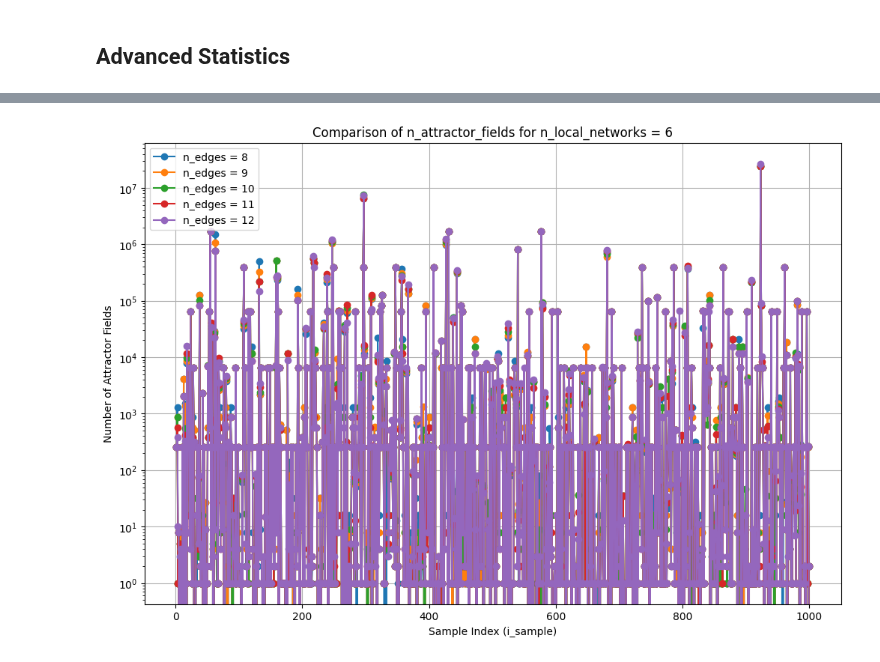
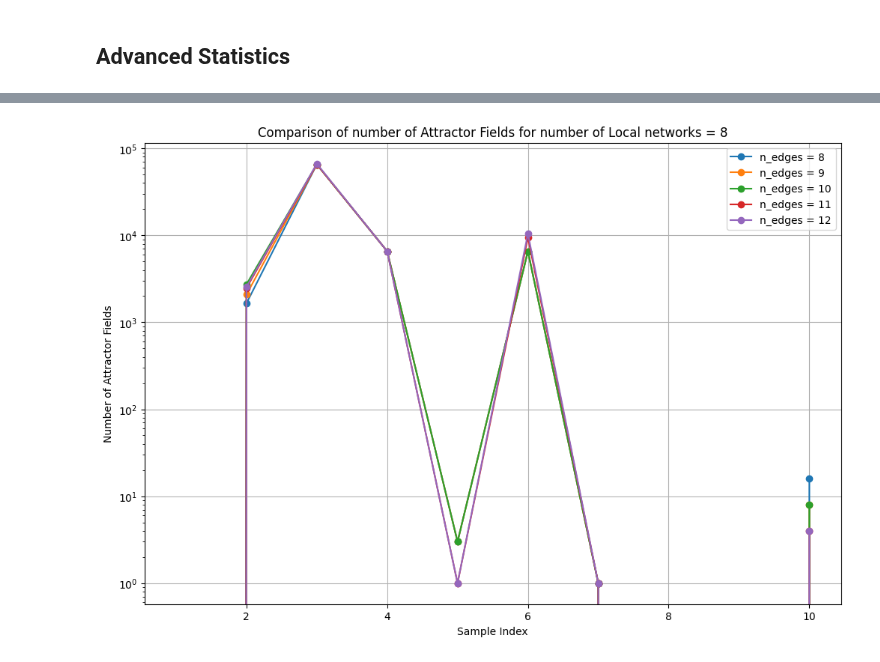
Before and after one commit to crptcusco/cbnetwork, a Jupyter notebook: experiments/7_aleatory_template_coupling_signals/exp7_analysis.ipynb, the cells around one changed output, grey strips where cells are left out. Saved outputs shown, nothing was run; the diff lists cells and outputs as text; code cells hidden in the pictures.

```diff
--- a/experiments/7_aleatory_template_coupling_signals/exp7_analysis.ipynb
+++ b/experiments/7_aleatory_template_coupling_signals/exp7_analysis.ipynb
@@ -7,7 +7,7 @@ import pandas as pd
 import matplotlib.pyplot as plt
 
 # Read the database
-df = pd.read_csv("outputs/exp7_data_3_8_1000/data.csv")
+df = pd.read_csv("outputs/exp7_data_3_8_10/data.csv")
 df.keys()
 # %% [output]
 Index(['i_sample', 'n_local_networks', 'n_var_network', 'v_topology',
@@ -205,31 +297,32 @@ filtered_df.describe()
 # %%
 import matplotlib.pyplot as plt
 
 n_local_network = 8
+n_edges = 12
 
 # Filtra las filas donde 'n_local_networks' es igual a n_local_network
 filtered_df = df[df['n_local_networks'] == n_local_network]
 
 # Obtiene los valores únicos de 'n_edges'
 unique_edges = filtered_df['n_edges'].unique()
 
 # Genera el gráfico
 plt.figure(figsize=(12, 8))
 
 # Itera sobre cada valor único de 'n_edges' para graficar una línea
 for n_edge in unique_edges:
     edge_df = filtered_df[filtered_df['n_edges'] == n_edge]
     plt.plot(edge_df['i_sample'], edge_df['n_attractor_fields'], marker='o', linestyle='-', label=f'n_edges = {n_edge}')
 
 # Añade títulos y etiquetas
 plt.title(f'Comparison of number of Attractor Fields for number of Local networks = {n_local_network}')
 plt.xlabel('Sample Index')
 plt.ylabel('Number of Attractor Fields')
 plt.yscale('log')
 plt.legend()
 plt.grid(True)
 
 # Muestra el gráfico
 plt.show()
 # %% [output]
-[figure, old version]
+[figure, new version]
```
Also changed, not shown: parts of 23 cells of this notebook, 3 other files.
